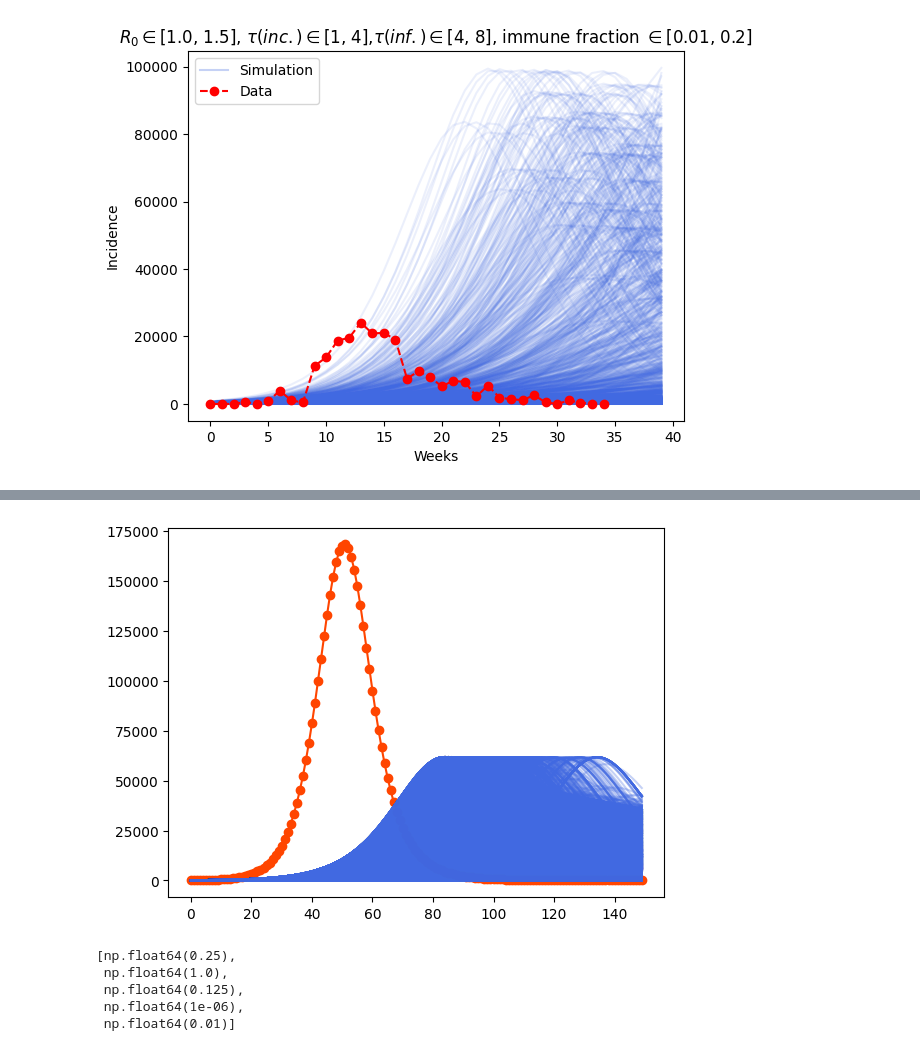
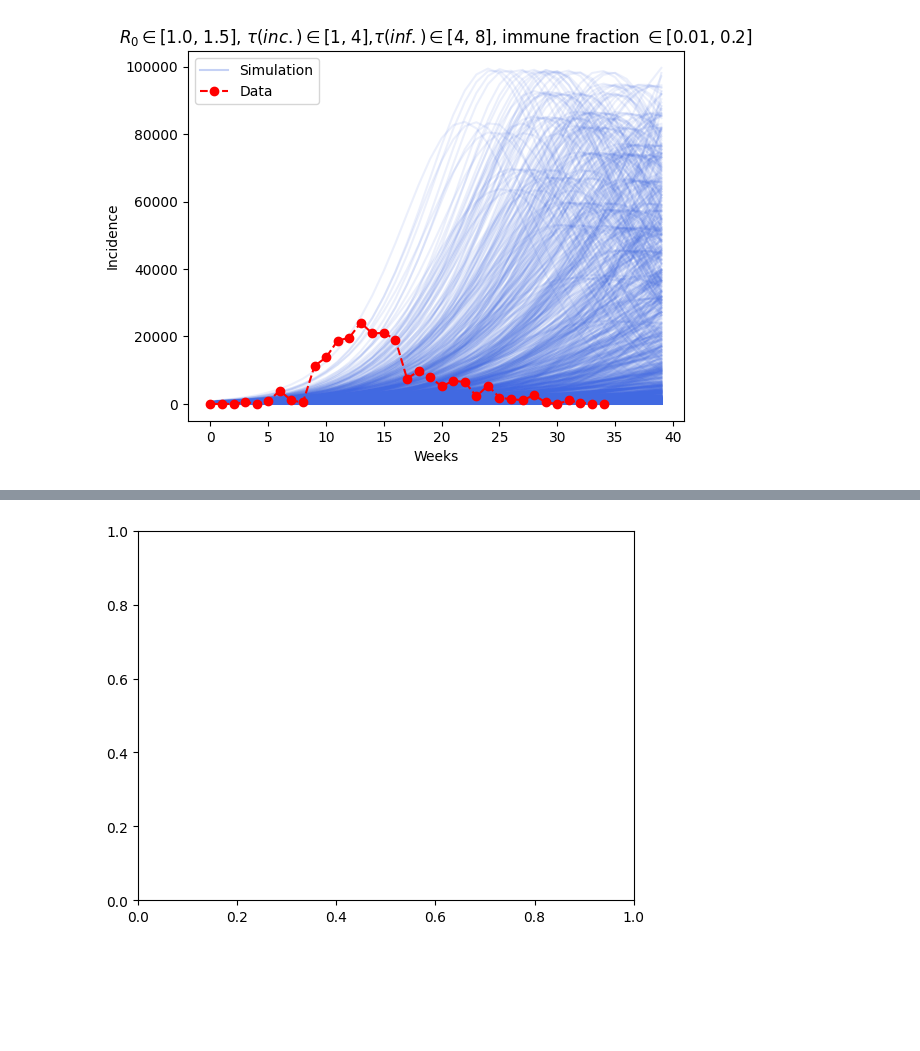
Before and after one commit to korzin-andrey/AMM_2025, a Jupyter notebook: test.ipynb, the cells around one changed output, grey strips where cells are left out. Saved outputs shown, nothing was run; the diff lists cells and outputs as text; code cells hidden in the pictures; blank space fills up the shorter version.

```diff
--- a/test.ipynb
+++ b/test.ipynb
@@ -92,0 +135,6 @@ plt.plot(res.daily_incidence)
+# %%
+error_model = NaiveErrorModel(res.daily_incidence, mean_delay=0.5, mean_underreporting=0.5)
+error_model.add_noise()
+data = error_model.incidence_arr
+plt.plot(res.daily_incidence)
+plt.plot(data, '--o', color='OrangeRed')
@@ -92,0 +205,10 @@ plt.plot(res.daily_incidence)
+# %%
+fig, ax = plt.subplots(figsize=(8,5))
+ax.plot(mean_delay_arr, r2_score_arr, lw=2, color='RoyalBlue')
+ax.set_xlabel('p', fontsize=14)
+ax.set_ylabel(r'$R^2$', fontsize=14)
+
+ax.grid()
+fig.savefig('./figures/report_rscf_error_model_r2_score_on_mean_delay.pdf', bbox_inches='tight')
+fig.savefig('./figures/report_rscf_error_model_r2_score_on_mean_delay.png',
+            bbox_inches='tight', dpi=600)
@@ -93,36 +242,53 @@ plt.plot(res.daily_incidence)
 # %%
 fig, ax = plt.subplots()
 
-
 t_incubation_arr = np.arange(1, 5)
 t_infective_arr = np.arange(4, 9)
-R_0_arr = np.linspace(1, 1.5, 5)
+R_0_arr = np.linspace(1, 2.5, 5)
 init_inf_frac_arr = np.linspace(1e-6, 1e-4, 5)
 init_rec_frac_arr = np.linspace(1e-2, 2e-1, 5)
 
-ax.plot(res.daily_incidence, '-o', color='OrangeRed')
+mean_delay_arr = np.linspace(0.01, 1, 20)
+mean_underreporting_arr = np.linspace(0.01, 1, 20)
+params_found_arr = []
+r2_score_arr = []
+data_arr=[]
+sim_arr=[]
 
-def AnnealingModel(x):
-    alpha, R_0, gamma, init_inf_frac, init_rec_frac = x
-    sim = model.simulate(alpha=alpha, beta=gamma*R_0, gamma=gamma,
-                         init_inf_frac=init_inf_frac, init_rec_frac=init_rec_frac,
-                         tmax=tmax)
-    daily_incidence_sim = sim.daily_incidence
-    ax.plot(daily_incidence_sim, color='RoyalBlue', alpha=0.3)
-    return -r2_score(daily_incidence_sim, res.daily_incidence)
+for mean_underreporting in tqdm.tqdm(mean_underreporting_arr):
+    r2_score_current = []
+    for mean_delay in mean_delay_arr:
+        error_model = NaiveErrorModel(res.daily_incidence,
+                                    mean_delay=mean_delay,
+                                    mean_underreporting=mean_underreporting)
+        error_model.add_noise()
+        data = error_model.incidence_arr
+        data_arr.append(data)
+        # ax.plot(data, '-o', color='OrangeRed')
+        not_none_value_indices = [i for i, x in enumerate(data) if x is not None]
 
+        def AnnealingModel(x):
+            alpha, R_0, gamma, init_inf_frac, init_rec_frac = x
+            sim = model.simulate(alpha=alpha, beta=gamma*R_0, gamma=gamma,
+                                init_inf_frac=init_inf_frac, init_rec_frac=init_rec_frac,
+                                tmax=tmax)
+            daily_incidence_sim = sim.daily_incidence
+            # ax.plot(daily_incidence_sim, color='RoyalBlue', alpha=0.3)
+            return -r2_score(np.array(daily_incidence_sim)[not_none_value_indices],
+                            np.array(data)[not_none_value_indices])
 
-lw = [1/t_incubation_arr[-1], R_0_arr[0], 1/t_infective_arr[-1],  init_inf_frac_arr[0], init_rec_frac_arr[0]]
-up = [1/t_incubation_arr[0], R_0_arr[-1], 1/t_infective_arr[0], init_inf_frac_arr[-1], init_rec_frac_arr[-1]]
+        lw = [1/t_incubation_arr[-1], R_0_arr[0], 1/t_infective_arr[-1],  init_inf_frac_arr[0], init_rec_frac_arr[0]]
+        up = [1/t_incubation_arr[0], R_0_arr[-1], 1/t_infective_arr[0], init_inf_frac_arr[-1], init_rec_frac_arr[-1]]
+        ret = scipy.optimize.dual_annealing(AnnealingModel, bounds=list(zip(lw, up)))
 
-ret = scipy.optimize.dual_annealing(AnnealingModel, bounds=list(zip(lw, up)))
+        alpha, R_0, gamma, init_inf_frac, init_rec_frac = ret.x
+        sim = model.simulate(alpha=alpha, beta=gamma*R_0, gamma=gamma,
+                        init_inf_frac=init_inf_frac, init_rec_frac=init_rec_frac,
+                        tmax=tmax)
+        sim_arr.append(sim.daily_incidence)
+        # print('R^2=', -ret.fun)
+        r2_score_current.append(-ret.fun)
+        params_found_arr.append(ret.x)
+    r2_score_arr.append(r2_score_current)
 # %% [output]
-[figure, old version]
+[figure, new version]
-# %%
-lw
-# %% [output]
-[np.float64(0.25),
- np.float64(1.0),
- np.float64(0.125),
- np.float64(1e-06),
- np.float64(0.01)]
```
Also changed, not shown: parts of 19 cells of this notebook, 3 other files.
